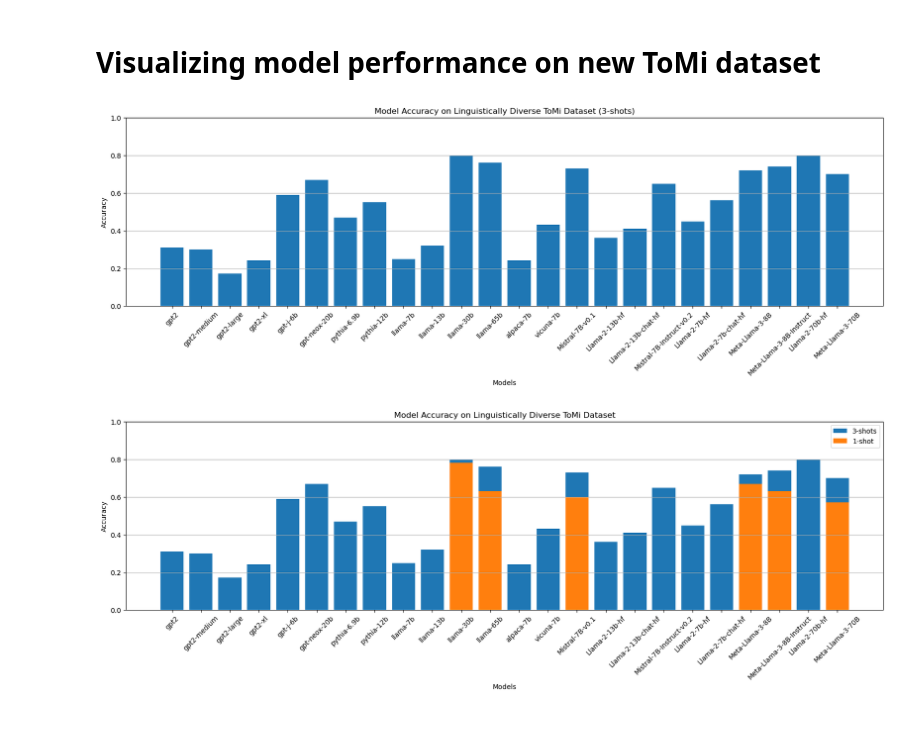
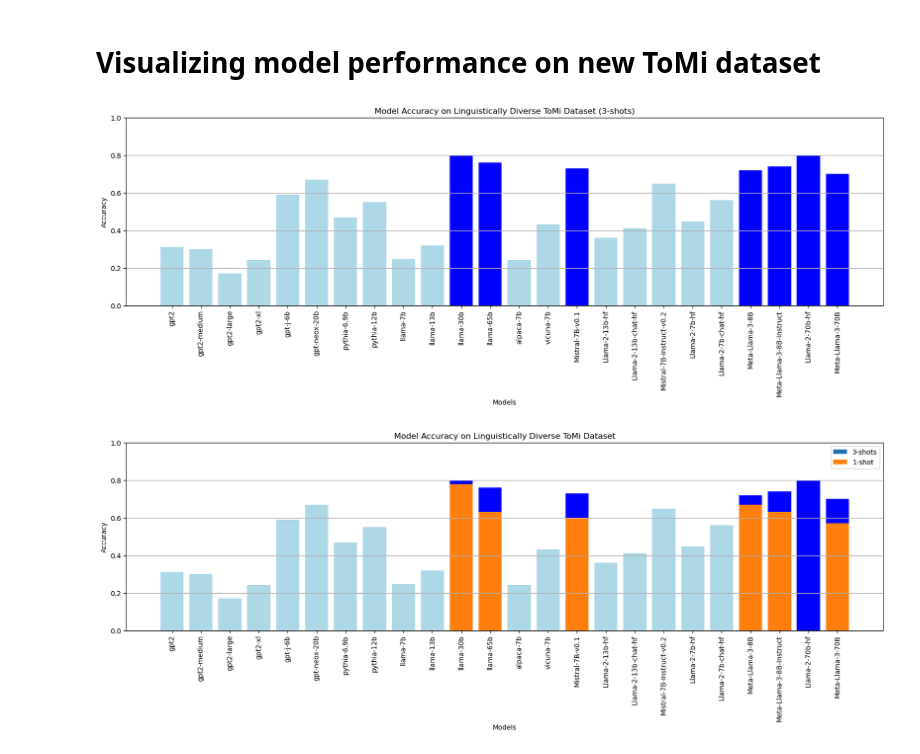
Before and after one commit to umango101/belief_tracking, a Jupyter notebook: analysis.ipynb, the cells around one changed output. Cells and saved outputs as stored; diff of their text form; code cells hidden in the pictures; blank space fills up the shorter version.

```diff
--- a/analysis.ipynb
+++ b/analysis.ipynb
@@ -348,18 +346,23 @@ for line in data:
 # %%
 # Visualize the results using the bar plot
 plt.figure(figsize=(20, 5))
 
 plt.bar(results_3shots.keys(), results_3shots.values())
 plt.xlabel("Models")
 plt.ylabel("Accuracy")
 plt.title("Model Accuracy on Linguistically Diverse ToMi Dataset (3-shots)")
 
 plt.ylim(0, 1)
-plt.xticks(rotation=45)
+plt.xticks(rotation=90)
 plt.grid(axis="y")
+
+# use a different color for bars whose accuracy is less than 0.7
+colors = ['lightblue' if acc < 0.7 else 'blue' for acc in results_3shots.values()]
+plt.bar(results_3shots.keys(), results_3shots.values(), color=colors)
+
 plt.show()
 # %% [output]
-[figure, old version]
+[figure, new version]
 # %%
 with open("tom_results_1_shot.txt", "r") as f:
     data = f.readlines()
@@ -376,16 +379,19 @@ for line in data:
 plt.figure(figsize=(20, 5))
 
 plt.bar(results_3shots.keys(), results_3shots.values(), label="3-shots")
+colors = ['lightblue' if acc < 0.7 else 'blue' for acc in results_3shots.values()]
+plt.bar(results_3shots.keys(), results_3shots.values(), color=colors)
+
 plt.bar(results_1shot.keys(), results_1shot.values(), label="1-shot")
 plt.xlabel("Models")
 plt.ylabel("Accuracy")
 plt.title("Model Accuracy on Linguistically Diverse ToMi Dataset")
 
 plt.ylim(0, 1)
-plt.xticks(rotation=45)
+plt.xticks(rotation=90)
 plt.grid(axis="y")
 plt.legend()
 
 plt.show()
 # %% [output]
-[figure, old version]
+[figure, new version]
```
Also changed, not shown: parts of 1 cell of this notebook, 6 other files.
